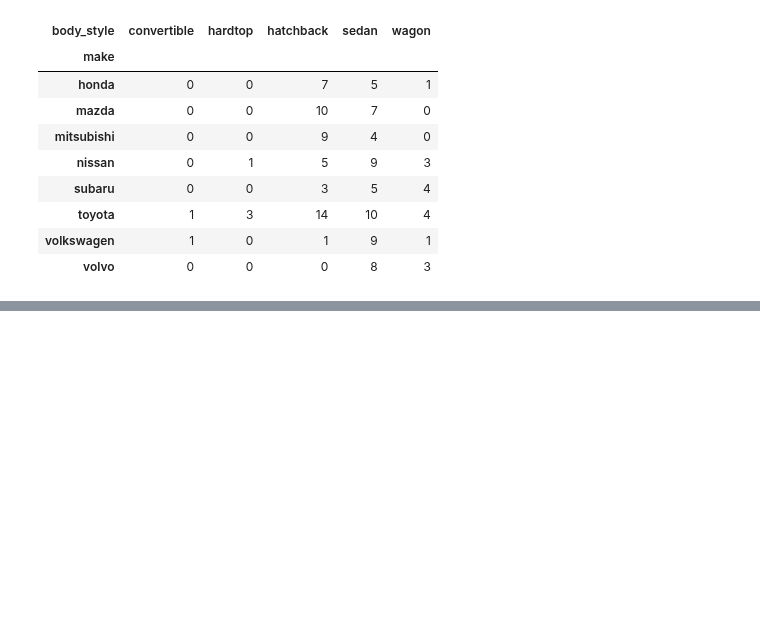
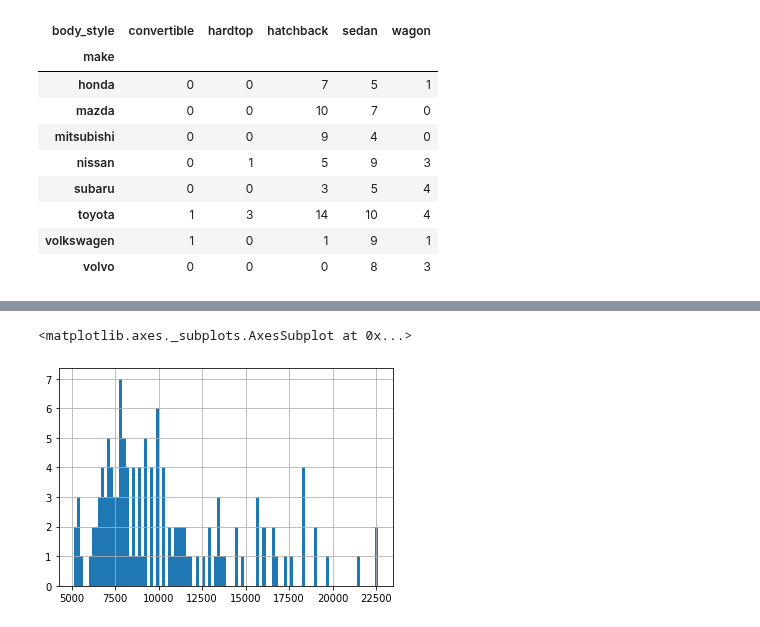
Before and after one commit to bloominstituteoftechnology/DS-Unit-1-Sprint-1-Data-Wrangling-and-Storytelling, a Jupyter notebook: LS_DS_111_Exploratory_Data_Analysis_Assignment.ipynb, the cells around one changed output, grey strips where cells are left out. Drawn from its saved outputs; the diff is of its cells as text; code cells hidden in the pictures; blank space fills up the shorter version.

```diff
--- a/LS_DS_111_Exploratory_Data_Analysis_Assignment.ipynb
+++ b/LS_DS_111_Exploratory_Data_Analysis_Assignment.ipynb
@@ -52,0 +99,5 @@ import matplotlib.pyplot as plt
+# %%
+df['price'].hist(bins=100)
+# %% [output]
+<matplotlib.axes._subplots.AxesSubplot at 0x...>
+[figure, added]
```
Also changed, not shown: parts of 16 cells of this notebook.
